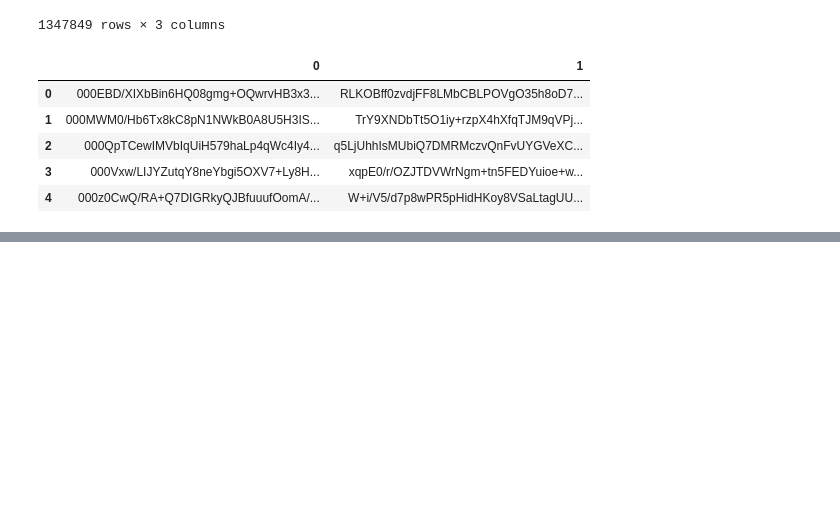
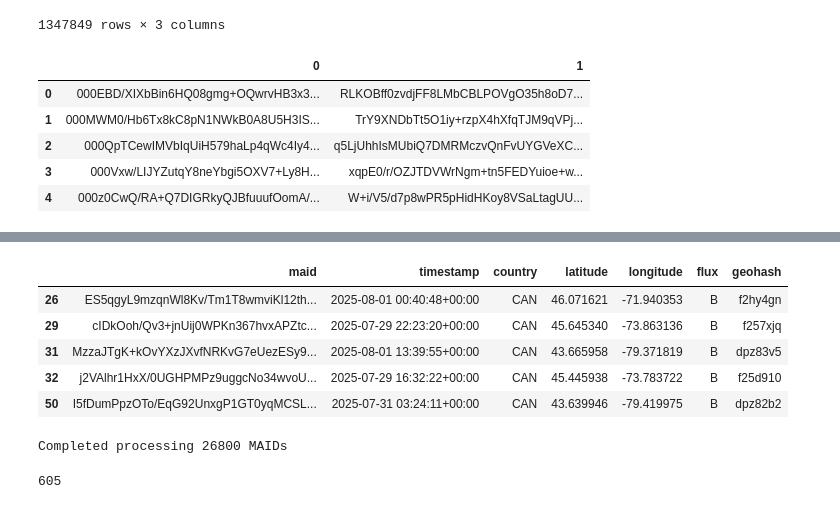
Before and after one commit to LeoNguyen868/new_casacom, a Jupyter notebook: stats.ipynb, the cells around one changed output, grey strips where cells are left out. Cells and saved outputs as stored; diff of their text form; code cells hidden in the pictures; blank space fills up the shorter version.

Commit message:
update, filter only maid

```diff
--- a/stats.ipynb
+++ b/stats.ipynb
@@ -1413,0 +1557,12 @@ pd.read_pickle('/home/hieu/Work/new_casacom/data/processed/__6IU7DwVy2xEYjQMOwUR
+# %%
+df=pd.DataFrame(maid_list,columns=['maid'])
+# %%
+import duckdb
+conn=duckdb.connect()
+conn.execute("SET timezone='UTC'")
+maid_df=conn.query(
+"""
+    select DISTINCT ON (latitude, longitude) maid, timestamp, country, latitude, longitude, flux
+    from read_parquet('/home/hieu/Work/new_casacom/data/raw_rt/**/*.parquet')
+"""
+).df()
@@ -1413,0 +1633,13 @@ pd.read_pickle('/home/hieu/Work/new_casacom/data/processed/__6IU7DwVy2xEYjQMOwUR
+# %%
+origin=maid_df[maid_df.maid.isin(df.maid.unique())]
+# %%
+import pygeohash as pgh
+cleaned_data=origin[((origin['latitude'] >= -90.0) &
+                        (origin['latitude'] <= 90.0) &
+                        (origin['longitude'] >= -180.0) &
+                        (origin['longitude'] <= 180.0) &
+                        (origin['latitude'].notna()) &
+                        (origin['longitude'].notna()) &
+                        (~origin['latitude'].isin([float('inf'), float('-inf')]) &
+                        (~origin['longitude'].isin([float('inf'), float('-inf')]))))]
+cleaned_data['geohash']=cleaned_data.apply(lambda x: pgh.encode(x.latitude,x.longitude,precision=7),axis=1)
@@ -1413,0 +1652,9 @@ pd.read_pickle('/home/hieu/Work/new_casacom/data/processed/__6IU7DwVy2xEYjQMOwUR
+# %%
+cleaned_data.head()
+# %% [output]
+|  | maid | timestamp | country | latitude | longitude | flux | geohash |
+| 26 | ES5qgyL9mzqnWl8Kv/Tm1T8wmviKl12th... | 2025-08-01 00:40:48+00:00 | CAN | 46.071621 | -71.940353 | B | f2hy4gn |
+| 29 | cIDkOoh/Qv3+jnUij0WPKn367hvxAPZtc... | 2025-07-29 22:23:20+00:00 | CAN | 45.645340 | -73.863136 | B | f257xjq |
+| 31 | MzzaJTgK+kOvYXzJXvfNRKvG7eUezESy9... | 2025-08-01 13:39:55+00:00 | CAN | 43.665958 | -79.371819 | B | dpz83v5 |
+| 32 | j2VAlhr1HxX/0UGHPMPz9uggcNo34wvoU... | 2025-07-29 16:32:22+00:00 | CAN | 45.445938 | -73.783722 | B | f25d910 |
+| 50 | I5fDumPpzOTo/EqG92UnxgP1GT0yqMCSL... | 2025-07-31 03:24:11+00:00 | CAN | 43.639946 | -79.419975 | B | dpz82b2 |
@@ -1413,0 +1663,44 @@ pd.read_pickle('/home/hieu/Work/new_casacom/data/processed/__6IU7DwVy2xEYjQMOwUR
+# %%
+black_list=pd.read_parquet('/home/hieu/Work/new_casacom/blacklist_geohash.parquet')
+cleaned_data=cleaned_data[~cleaned_data['geohash'].isin(black_list)]
+# Group cleaned data by maid
+grouped_data = cleaned_data.groupby('maid')
+
+maid_data_list = [(maid, group) for maid, group in grouped_data]
+try:
+    max_workers_env = int(os.environ.get('MAX_WORKERS', '0'))
+except Exception:
+    max_workers_env = 0
+cpu_count = mp.cpu_count()
+if max_workers_env and max_workers_env > 0:
+    num_processes = min(len(maid_data_list), max_workers_env)
+else:
+    # Default to a conservative fraction to avoid I/O contention
+    num_processes = min(len(maid_data_list), max(1, min(cpu_count, 96)))
+# Chunksize for executor.map to reduce overhead
+try:
+    map_chunksize = int(os.environ.get('MAP_CHUNKSIZE', '100'))
+except Exception:
+    map_chunksize = 100
+
+
+with ProcessPoolExecutor(max_workers=num_processes) as executor:
+    results = list(tqdm(
+        executor.map(process_with_output_dir, maid_data_list, chunksize=map_chunksize),
+        total=len(maid_data_list),
+        desc=f"Processing MAIDs"
+    ))
+
+# Count successful results
+successful_maids = sum(1 for _, success in results if success)
+
+print(f"Completed processing {successful_maids} MAIDs")
+
+# Close DuckDB connection for this date
+conn.close()
+
+# Collect garbage after processing each date to free up memory
+gc.collect()
+# %% [output]
+Completed processing 26800 MAIDs
+605
```
Also changed, not shown: parts of 31 cells of this notebook, 1 other file.
